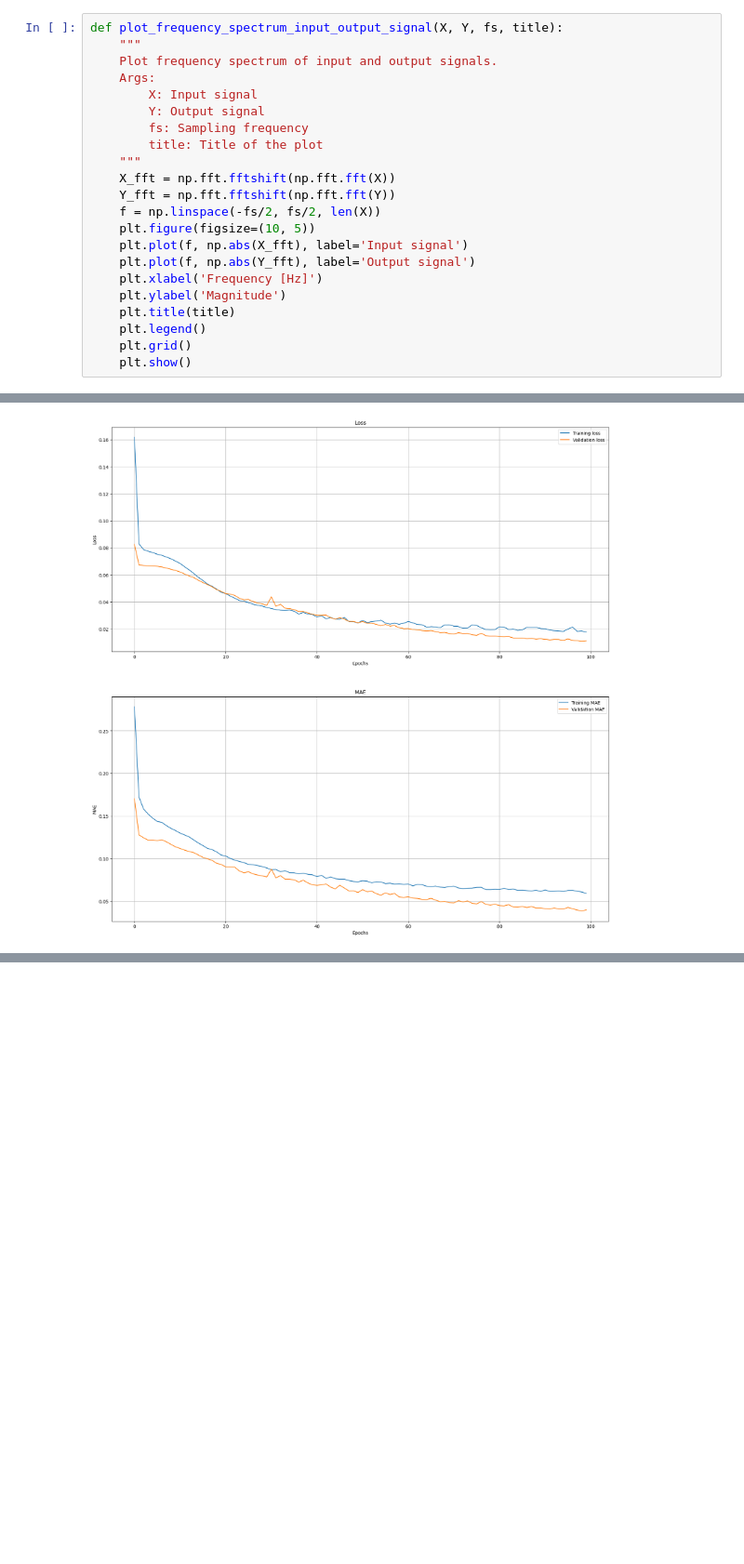
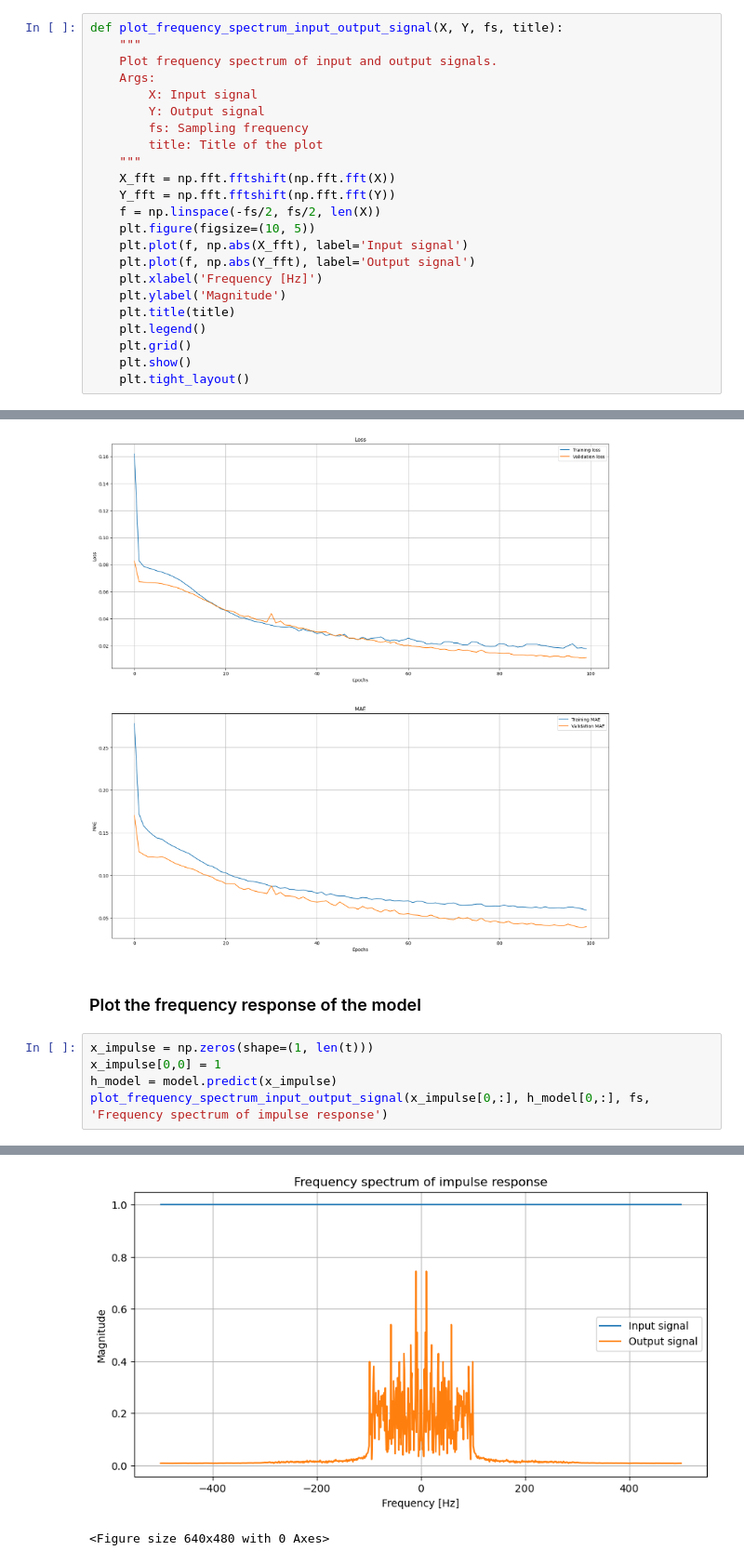
Before and after one commit to ErfanRasti/digital-signal-processing-lab, a Jupyter notebook: DigitalFilterDesign/DigitalFilterDesingUsingDeepLearning.ipynb, the cells around one changed output, grey strips where cells are left out. Shown at 93% size. Saved outputs shown, nothing was run; the diff lists cells and outputs as text; blank space fills up the shorter version.

Commit message:
Plot the frequency response of the model

```diff
--- a/DigitalFilterDesign/DigitalFilterDesingUsingDeepLearning.ipynb
+++ b/DigitalFilterDesign/DigitalFilterDesingUsingDeepLearning.ipynb
@@ -248,6 +248,7 @@ def plot_frequency_spectrum_input_output_signal(X, Y, fs, title):
     plt.legend()
     plt.grid()
     plt.show()
+    plt.tight_layout()
 # %%
 plot_frequency_spectrum_input_output_signal(
     X[200,:],
@@ -392,3 +393,11 @@ def plot_history(history):
 plot_history(history)
 # %% [output]
 [figure]
+# %% [markdown]
+### Plot the frequency response of the model
+# %%
+x_impulse = np.zeros(shape=(1, len(t)))
+x_impulse[0,0] = 1
+h_model = model.predict(x_impulse)
+plot_frequency_spectrum_input_output_signal(x_impulse[0,:], h_model[0,:], fs, 'Frequency spectrum of impulse response')
+# %% [output]
@@ -394,0 +405,2 @@ plot_history(history)
+[figure, added]
+<Figure size 640x480 with 0 Axes>
```
Also changed, not shown: parts of 1 cell of this notebook.
